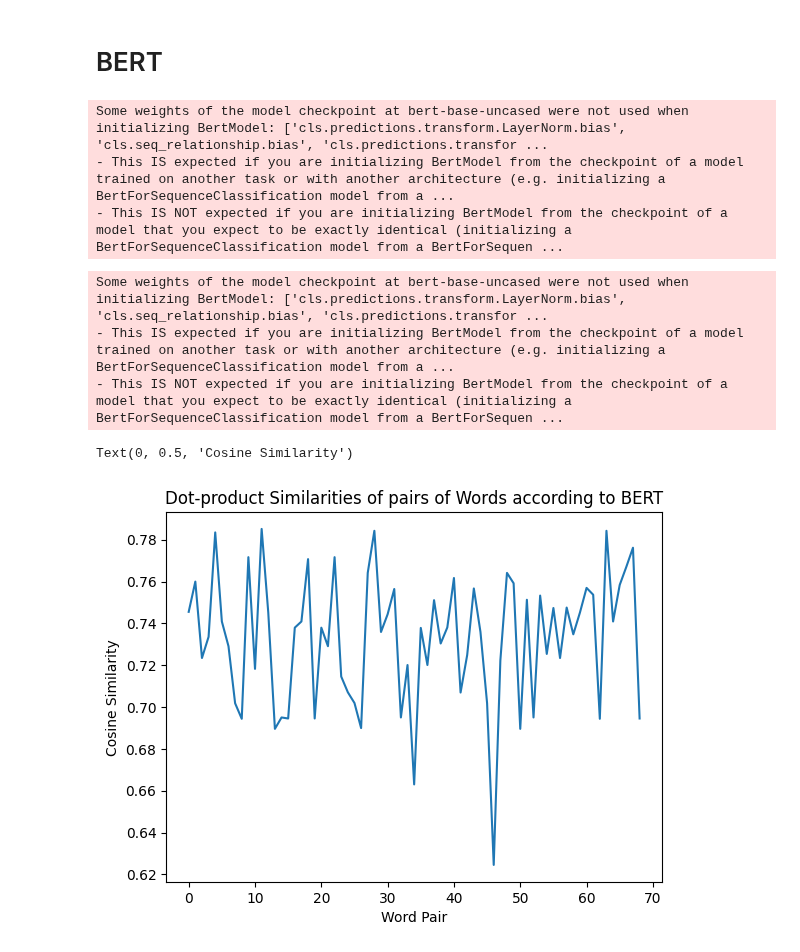
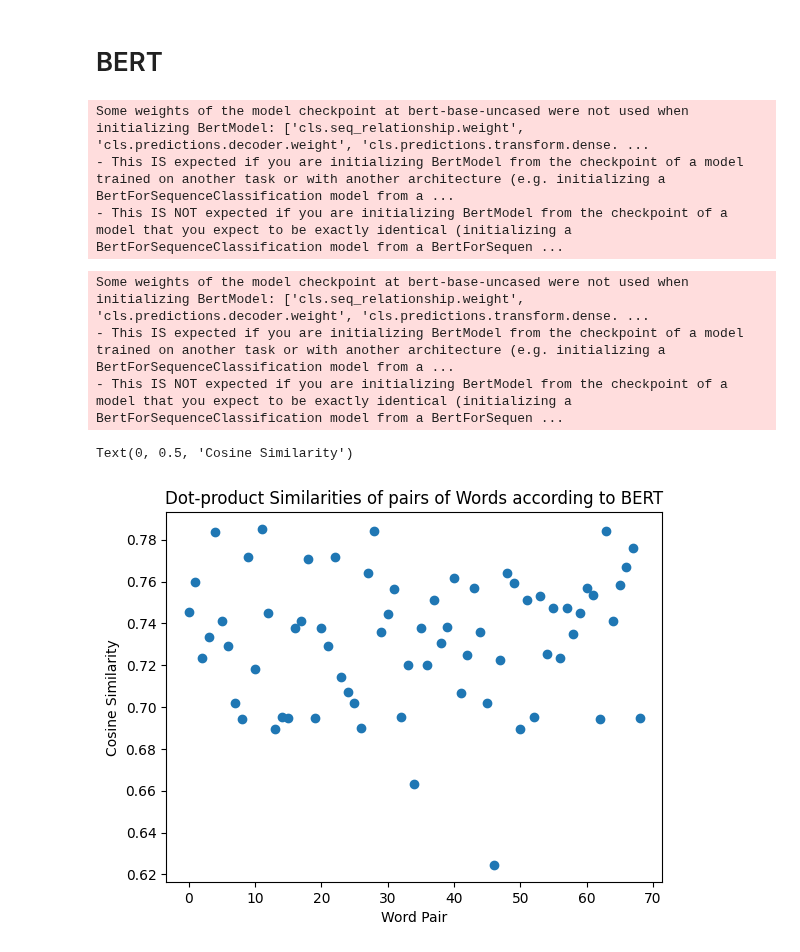
Before and after one commit to henry-dev-atkins/QNLP_MasterWork, a Jupyter notebook: BERT.ipynb, the cells around one changed output. Cells and saved outputs as stored; diff of their text form; code cells hidden in the pictures.

```diff
--- a/BERT.ipynb
+++ b/BERT.ipynb
@@ -36,7 +40,7 @@ Note: you may need to restart the kernel to use updated packages.
 # %%
 from DataGenerate import *
 
-word_pairs = GetWordPairs()
+word_pairs, word_pairs_annotations = GetWordPairs()
 word_list = GetWords()
 
 print("First 5 Word Pairs: ")
@@ -78,22 +82,22 @@ def GetAllBERTVectors(bert, word_list):
 		res.append(bert.getWordVector(word))
 	return res
 # %% [output]
-Some weights of the model checkpoint at bert-base-uncased were not used when initializing BertModel: ['cls.predictions.transform.LayerNorm.bias', 'cls.seq_relationship.bias', 'cls.predictions.transfor ...
+Some weights of the model checkpoint at bert-base-uncased were not used when initializing BertModel: ['cls.seq_relationship.weight', 'cls.predictions.decoder.weight', 'cls.predictions.transform.dense. ...
 - This IS expected if you are initializing BertModel from the checkpoint of a model trained on another task or with another architecture (e.g. initializing a BertForSequenceClassification model from a ...
 - This IS NOT expected if you are initializing BertModel from the checkpoint of a model that you expect to be exactly identical (initializing a BertForSequenceClassification model from a BertForSequen ...
 # %%
 bertWwords = BertEncodingWords()
 similarities = []
 for pair in word_pairs:
 	similarities.append(1-cosine(bertWwords.getWordVector(pair[0]), bertWwords.getWordVector(pair[1])))
 similarities = evaluateAllSentPairs(bertWwords, word_list)
-plt.plot(similarities)
+plt.scatter(np.arange(0,len(similarities)),similarities)
 plt.title("Dot-product Similarities of pairs of Words according to BERT")
 plt.xlabel("Word Pair")
 plt.ylabel("Cosine Similarity")
 # %% [output]
-Some weights of the model checkpoint at bert-base-uncased were not used when initializing BertModel: ['cls.predictions.transform.LayerNorm.bias', 'cls.seq_relationship.bias', 'cls.predictions.transfor ...
+Some weights of the model checkpoint at bert-base-uncased were not used when initializing BertModel: ['cls.seq_relationship.weight', 'cls.predictions.decoder.weight', 'cls.predictions.transform.dense. ...
 - This IS expected if you are initializing BertModel from the checkpoint of a model trained on another task or with another architecture (e.g. initializing a BertForSequenceClassification model from a ...
 - This IS NOT expected if you are initializing BertModel from the checkpoint of a model that you expect to be exactly identical (initializing a BertForSequenceClassification model from a BertForSequen ...
 Text(0, 0.5, 'Cosine Similarity')
-[figure, old version]
+[figure, new version]
```
Also changed, not shown: parts of 2 cells of this notebook, 8 other files.
